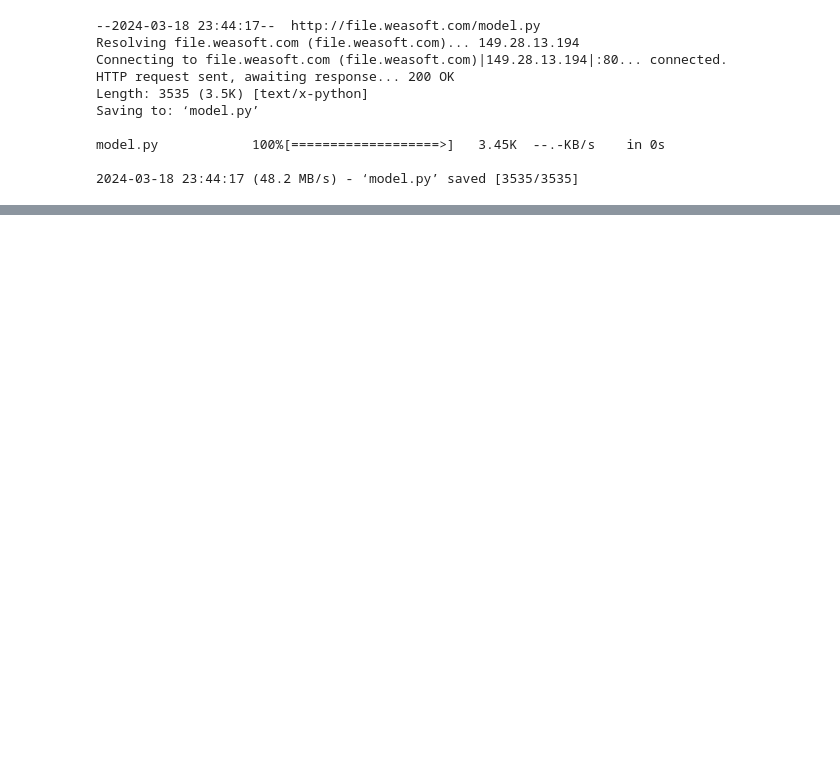
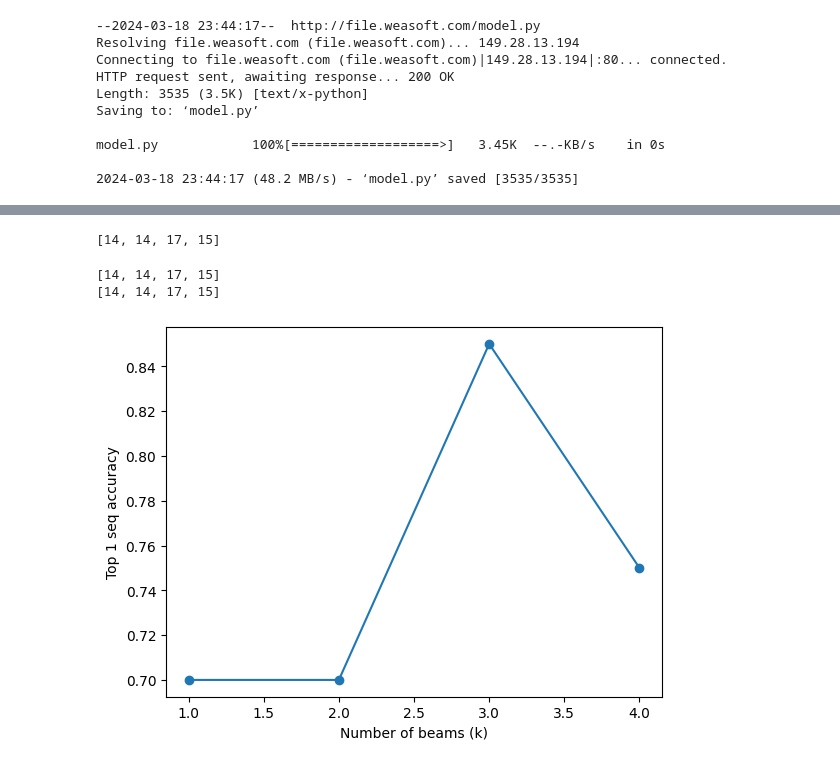
Before and after one commit to weathon/3d2smile, a Jupyter notebook: thesis_test.ipynb, the cells around one changed output, grey strips where cells are left out. Cells and saved outputs as stored; diff of their text form; code cells hidden in the pictures; blank space fills up the shorter version.

Commit message:
mutli image input

```diff
--- a/thesis_test.ipynb
+++ b/thesis_test.ipynb
@@ -153,0 +154,47 @@ for i in reversed_word_map.keys():
+# %%
+def myeval(img_paths, beam, r):
+  global gen
+  if type(img_paths)!=list:
+    img_paths = [img_paths]
+  imgs = []
+  for img_path in img_paths:
+    imgs.append(torch.tensor(np.array(Image.open(img_path).convert("RGB").resize((400,400)))).unsqueeze(0).permute(0,3,1,2).to(device).to(torch.float32))
+  gen = SMILESGenerator(mod.encoder, mod.decoder)
+  gen = gen.train(False)
+  res = gen.forward(imgs, [[77]], 100, beam, r=r)
+  ans = ""
+  for i in range(beam):
+    ans+=converter.decode("".join([reversed_word_map_[i.item()] for i in res[0][i]]))+"\n"
+  return ans.replace("<start>","").replace("<end>","")
+# %%
+import pandas as pd
+molecules_rows = pd.read_csv("summary.csv")
+# %%
+val_cids = [286, 6587, 6562, 11203]
+beam_ans = []
+for nImages in range(1, 5):
+  count = 0
+  for sample in range(20):
+    val_cid = [random.choice(val_cids)]
+    val_names = list(["images/"+i for i in np.random.choice([i for i in os.listdir("./images") if int(i.split("_")[0]) in val_cid], nImages, replace=False)])
+    correct = molecules_rows[molecules_rows[" cid"]==val_cid[0]]["canonicalsmiles"].item()
+    predicted = myeval(val_names, 3, r=0)
+    count = count+1 if correct == predicted.split("\n")[0] else count
+  beam_ans.append(count)
+# %%
+beam_ans
+# %% [output]
+[14, 14, 17, 15]
+# %%
+import pylab
+pylab.rcParams['text.usetex'] = False
+pylab.plot(np.arange(1,5),np.array(beam_ans)/20)
+pylab.scatter(np.arange(1,5),np.array(beam_ans)/20)
+pylab.xlabel("Number of beams (k)")
+pylab.ylabel("Top 1 seq accuracy")
+print(beam_ans)
+print(beam_ans) #last time did not 98, 94 there is no random?  oh not 98 percent device by 120
+# %% [output]
+[14, 14, 17, 15]
+[14, 14, 17, 15]
+[figure, added]
```
Also changed, not shown: parts of 2 cells of this notebook.
